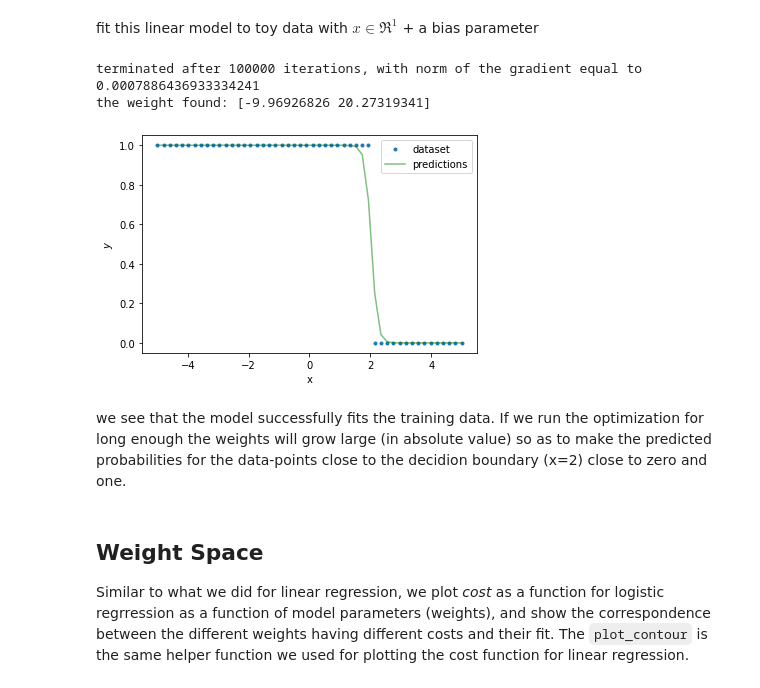
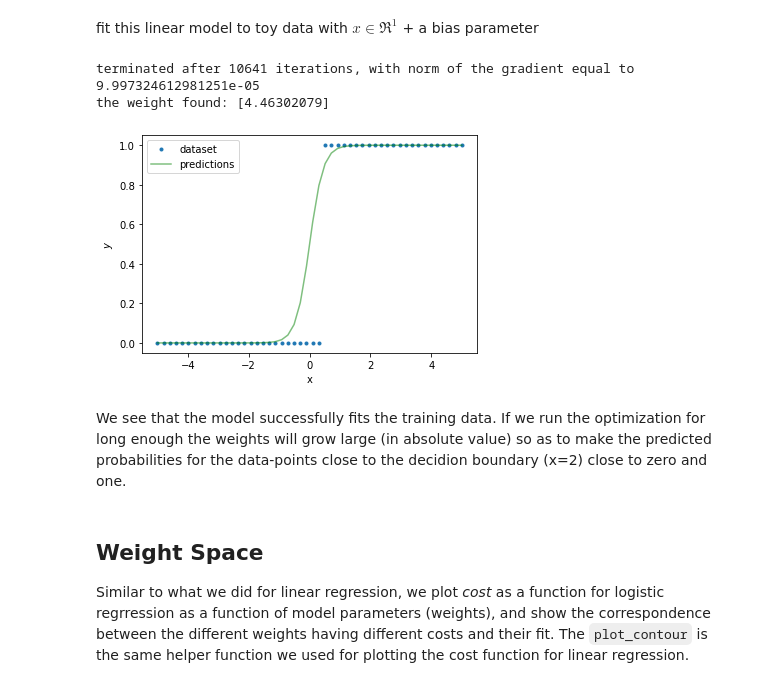
Before and after one commit to yueliyl/gec_intro2ml, a Jupyter notebook: LogisticRegression.ipynb, the cells around one changed output. Saved outputs shown, nothing was run; the diff lists cells and outputs as text; code cells hidden in the pictures.

```diff
--- a/LogisticRegression.ipynb
+++ b/LogisticRegression.ipynb
@@ -95,0 +153,23 @@ def gradient(self, x, y):
+# %%
+N=50
+x = np.linspace(-5,5, N)
+y = (x > 0.5).astype(int)
+
+# small perturbation
+w = np.random.randn(1)
+w0 = w
+epsilon = np.random.randn(1)[0] * 1e-5
+w1 = w0 + epsilon
+w2 = w0 - epsilon
+a1 = w1*x
+a2 = w2*x
+ce1 = np.sum(y * np.log1p(np.exp(-a1)) + (1-y) * np.log1p(np.exp(a1)))
+ce2 = np.sum(y * np.log1p(np.exp(-a2)) + (1-y) * np.log1p(np.exp(a2)))
+dw_num = (ce1 - ce2)/(2*epsilon) # approximated gradient
+
+yh = 1/(1+np.exp(-x * w))
+dw_cal = np.sum((yh - y) * x) # hand calculated gradient
+
+print(dw_cal)
+print(dw_num)
+print((dw_cal - dw_num)**2/(dw_cal + dw_num)**2)
@@ -144,21 +258,21 @@ fit this linear model to toy data with $x \in \Re^1$ + a bias parameter
 # %%
 N = 50
 x = np.linspace(-5,5, N)
-y = ( x < 2).astype(int)                                  #generate synthetic data
-model = LogisticRegression(verbose=True, )
+y = ( x > 0.5).astype(int)                                  #generate synthetic data
+model = LogisticRegression(verbose=True, add_bias=False)
 yh = model.fit(x,y).predict(x)
 plt.plot(x, y, '.', label='dataset')
 plt.plot(x, yh, 'g', alpha=.5, label='predictions')
 plt.xlabel('x')
 plt.ylabel(r'$y$')
 plt.legend()
 plt.show()
 # %% [output]
-terminated after 100000 iterations, with norm of the gradient equal to 0.0007886436933334241
-the weight found: [-9.96926826 20.27319341]
+terminated after 10641 iterations, with norm of the gradient equal to 9.997324612981251e-05
+the weight found: [4.46302079]
-[figure, old version]
+[figure, new version]
 # %% [markdown]
-we see that the model successfully fits the training data. If we run the optimization for long enough the weights will grow large (in absolute value) so as to make the predicted probabilities for the data-points close to the decidion boundary (x=2) close to zero and one.
+We see that the model successfully fits the training data. If we run the optimization for long enough the weights will grow large (in absolute value) so as to make the predicted probabilities for the data-points close to the decidion boundary (x=2) close to zero and one.
 # %% [markdown]
 ## Weight Space
 Similar to what we did for linear regression, we plot *cost* as a function for logistic regrression as a function of model parameters (weights), and show the correspondence between the different weights having different costs and their fit.
```
Also changed, not shown: parts of 22 cells of this notebook, 4 other files.
